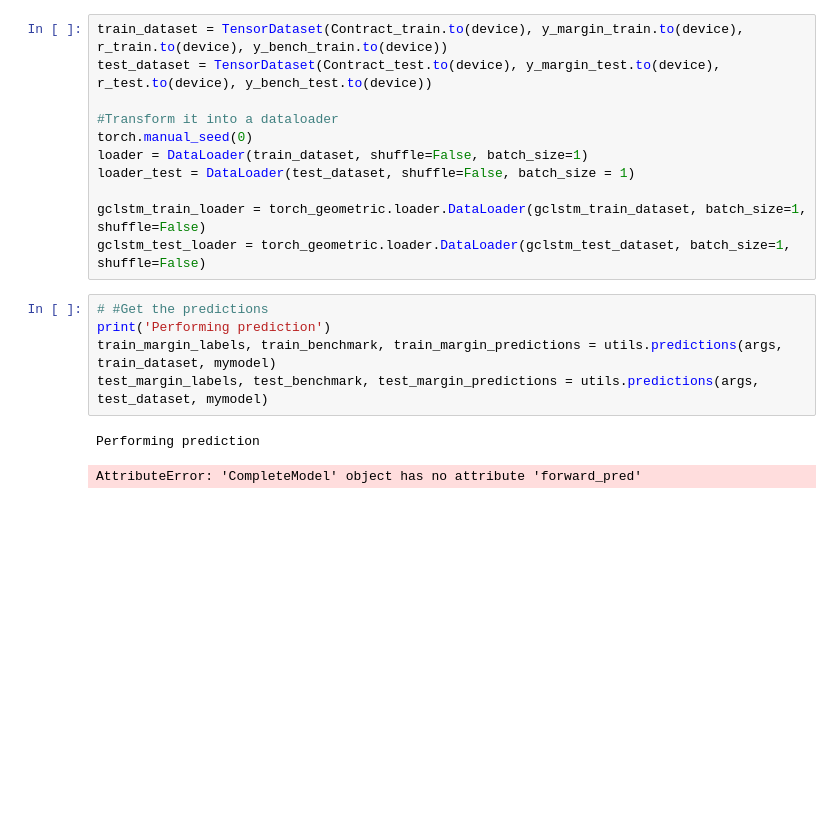
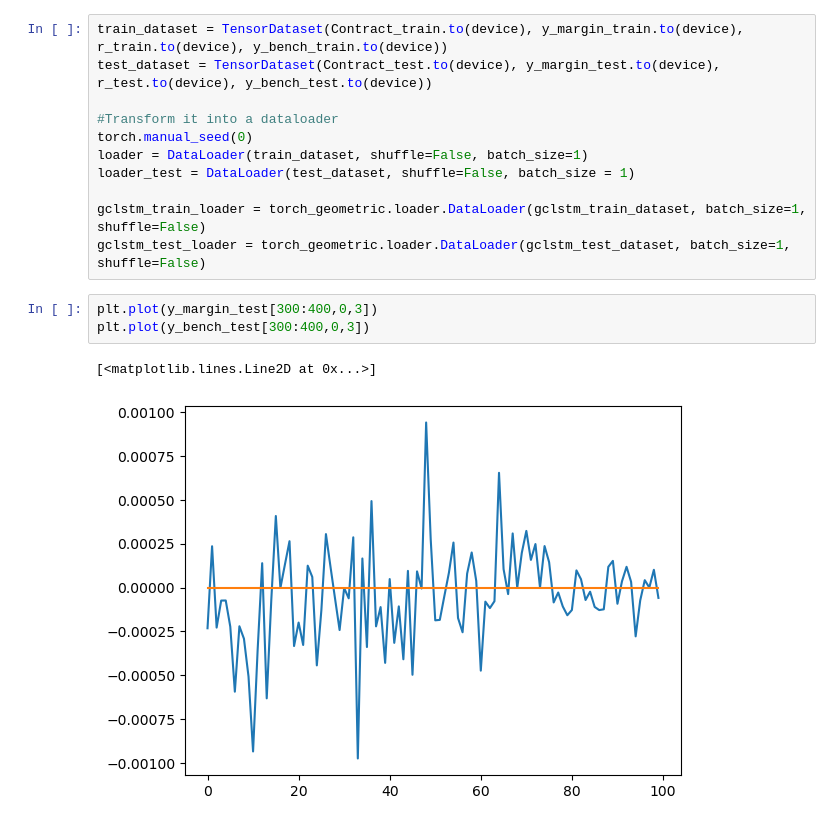
Before and after one commit to matteocitterio/Generative-models-for-financial-networks, a Jupyter notebook: Definitive/NodeRegression/main.ipynb, the cells around one changed output. Saved outputs shown, nothing was run; the diff lists cells and outputs as text; blank space fills up the shorter version.

```diff
--- a/Definitive/NodeRegression/main.ipynb
+++ b/Definitive/NodeRegression/main.ipynb
@@ -337,11 +343,9 @@ loader_test = DataLoader(test_dataset, shuffle=False, batch_size = 1)
 
 gclstm_train_loader = torch_geometric.loader.DataLoader(gclstm_train_dataset, batch_size=1, shuffle=False)
 gclstm_test_loader = torch_geometric.loader.DataLoader(gclstm_test_dataset, batch_size=1, shuffle=False)
-# %%
-# #Get the predictions
-print('Performing prediction')
-train_margin_labels, train_benchmark, train_margin_predictions = utils.predictions(args, train_dataset, mymodel)
-test_margin_labels, test_benchmark, test_margin_predictions = utils.predictions(args, test_dataset, mymodel)
-# %% [output]
-Performing prediction
-AttributeError: 'CompleteModel' object has no attribute 'forward_pred'
+# %%
+plt.plot(y_margin_test[300:400,0,3])
+plt.plot(y_bench_test[300:400,0,3])
+# %% [output]
+[<matplotlib.lines.Line2D at 0x...>]
+[figure, added]
```
Also changed, not shown: parts of 6 cells of this notebook, 9 other files.
